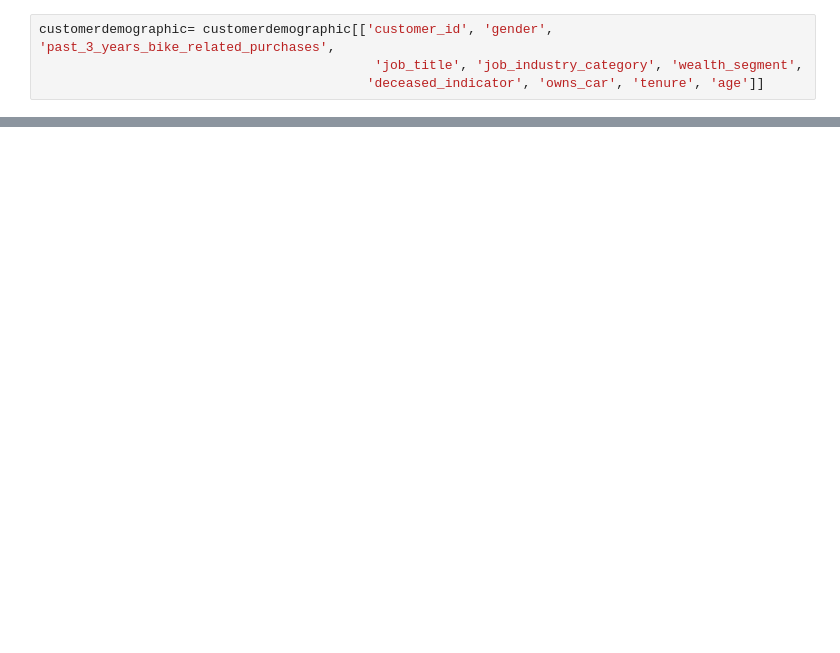
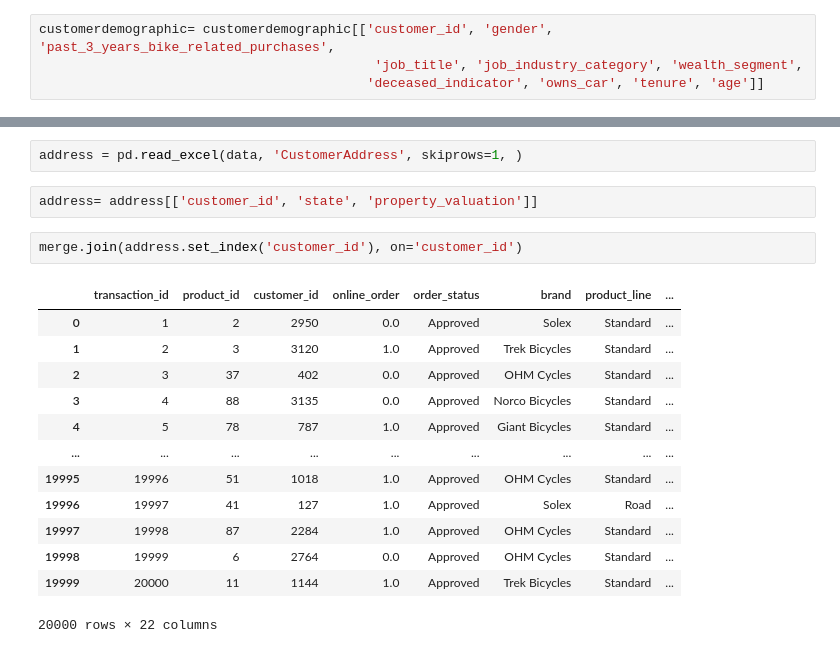
Before and after one commit to VanQuanDONG/Forage, a Jupyter notebook: KPMG/Untitled.ipynb, the cells around one changed output, grey strips where cells are left out. Drawn from its saved outputs; the diff is of its cells as text; blank space fills up the shorter version.

```diff
--- a/KPMG/Untitled.ipynb
+++ b/KPMG/Untitled.ipynb
@@ -56,0 +120,20 @@ customerdemographic
+# %%
+address = pd.read_excel(data, 'CustomerAddress', skiprows=1, )
+# %%
+address= address[['customer_id', 'state', 'property_valuation']]
+# %%
+merge.join(address.set_index('customer_id'), on='customer_id')
+# %% [output]
+|  | transaction_id | product_id | customer_id | online_order | order_status | brand | product_line | ... |
+| 0 | 1 | 2 | 2950 | 0.0 | Approved | Solex | Standard | ... |
+| 1 | 2 | 3 | 3120 | 1.0 | Approved | Trek Bicycles | Standard | ... |
+| 2 | 3 | 37 | 402 | 0.0 | Approved | OHM Cycles | Standard | ... |
+| 3 | 4 | 88 | 3135 | 0.0 | Approved | Norco Bicycles | Standard | ... |
+| 4 | 5 | 78 | 787 | 1.0 | Approved | Giant Bicycles | Standard | ... |
+| ... | ... | ... | ... | ... | ... | ... | ... | ... |
+| 19995 | 19996 | 51 | 1018 | 1.0 | Approved | OHM Cycles | Standard | ... |
+| 19996 | 19997 | 41 | 127 | 1.0 | Approved | Solex | Road | ... |
+| 19997 | 19998 | 87 | 2284 | 1.0 | Approved | OHM Cycles | Standard | ... |
+| 19998 | 19999 | 6 | 2764 | 0.0 | Approved | OHM Cycles | Standard | ... |
+| 19999 | 20000 | 11 | 1144 | 1.0 | Approved | Trek Bicycles | Standard | ... |
+20000 rows × 22 columns
```
Also changed, not shown: parts of 12 cells of this notebook.
